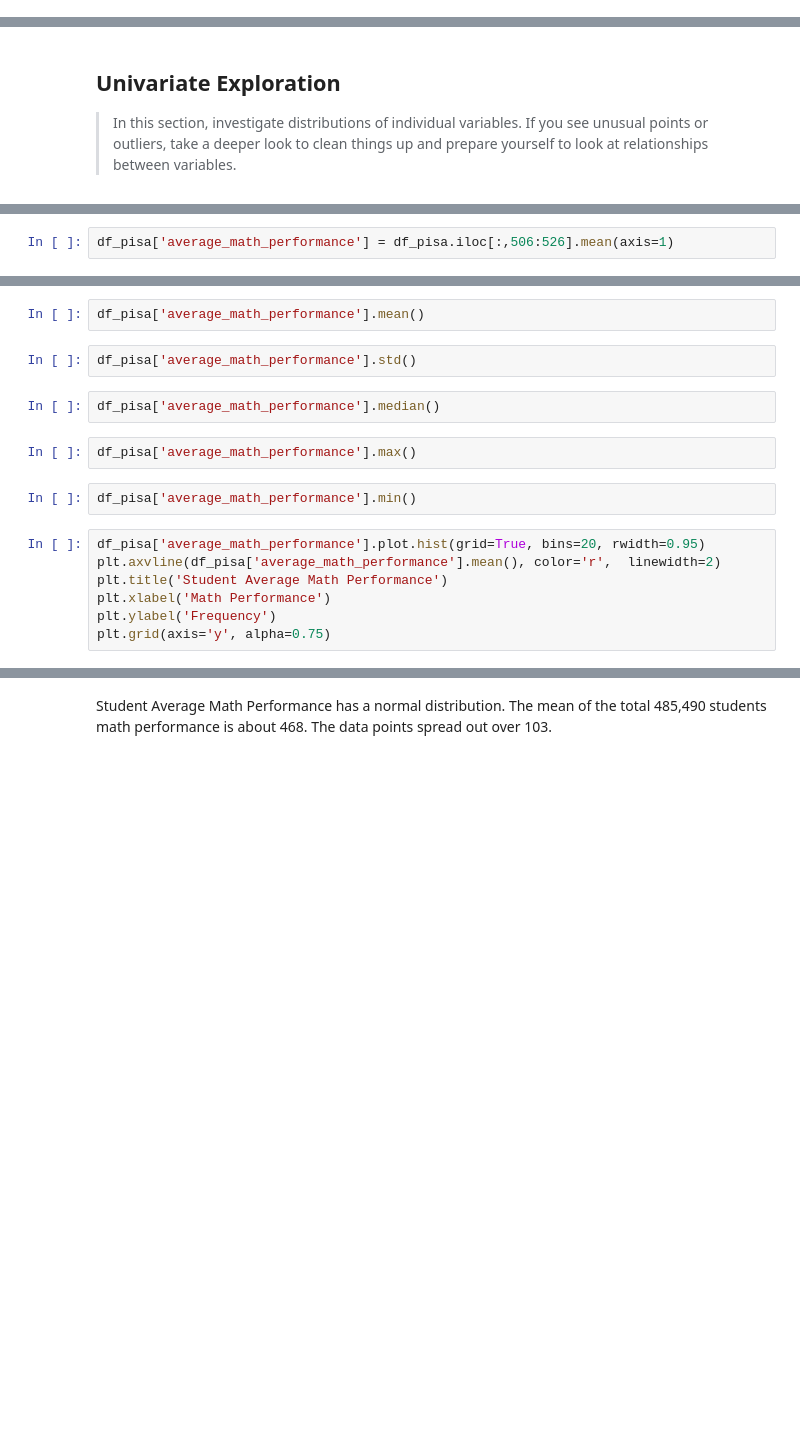
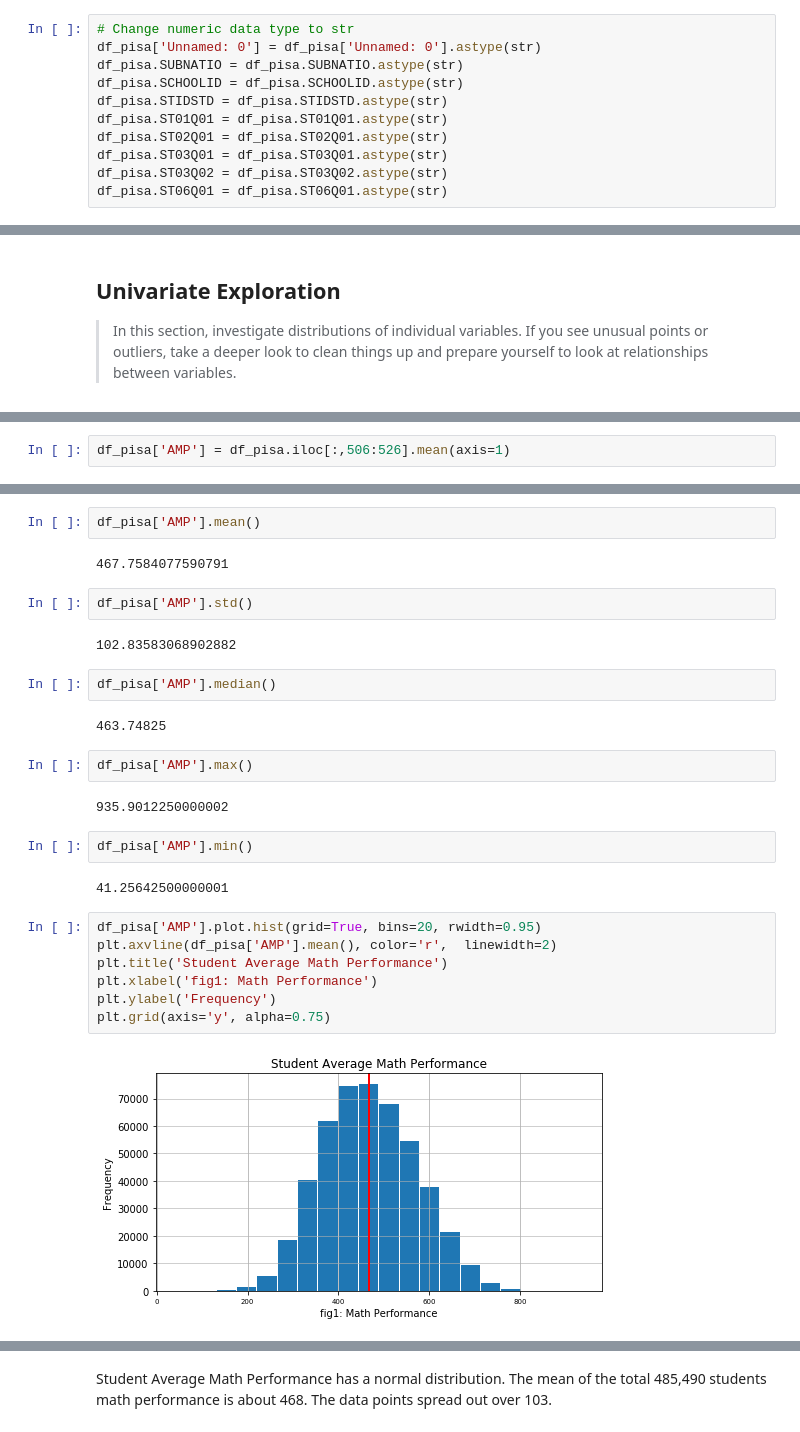
Before and after one commit to EllenZhangYarong/DataScience, a Jupyter notebook: DAND/CapstoneProjects/Project4_PISA/exploration_PISA.ipynb, the cells around one changed output, grey strips where cells are left out. Saved outputs shown, nothing was run; the diff lists cells and outputs as text; blank space fills up the shorter version.

```diff
--- a/DAND/CapstoneProjects/Project4_PISA/exploration_PISA.ipynb
+++ b/DAND/CapstoneProjects/Project4_PISA/exploration_PISA.ipynb
@@ -65,0 +113,11 @@ list(df_pisa.iloc[0])
+# %%
+# Change numeric data type to str
+df_pisa['Unnamed: 0'] = df_pisa['Unnamed: 0'].astype(str)
+df_pisa.SUBNATIO = df_pisa.SUBNATIO.astype(str)
+df_pisa.SCHOOLID = df_pisa.SCHOOLID.astype(str)
+df_pisa.STIDSTD = df_pisa.STIDSTD.astype(str)
+df_pisa.ST01Q01 = df_pisa.ST01Q01.astype(str)
+df_pisa.ST02Q01 = df_pisa.ST02Q01.astype(str)
+df_pisa.ST03Q01 = df_pisa.ST03Q01.astype(str)
+df_pisa.ST03Q02 = df_pisa.ST03Q02.astype(str)
+df_pisa.ST06Q01 = df_pisa.ST06Q01.astype(str)
@@ -118,3 +231,3 @@ I'll start by looking at the distribution of the main variable of interest: ***S
 # %%
-df_pisa['average_math_performance'] = df_pisa.iloc[:,506:526].mean(axis=1)
+df_pisa['AMP'] = df_pisa.iloc[:,506:526].mean(axis=1)
 # %%
@@ -122,18 +247,30 @@ df_pisa['average_math_performance'].sample(10)
 # %%
-df_pisa['average_math_performance'].mean()
+df_pisa['AMP'].mean()
+# %% [output]
+467.7584077590791
 # %%
-df_pisa['average_math_performance'].std()
+df_pisa['AMP'].std()
+# %% [output]
+102.83583068902882
 # %%
-df_pisa['average_math_performance'].median()
+df_pisa['AMP'].median()
+# %% [output]
+463.74825
 # %%
-df_pisa['average_math_performance'].max()
+df_pisa['AMP'].max()
+# %% [output]
+935.9012250000002
 # %%
-df_pisa['average_math_performance'].min()
+df_pisa['AMP'].min()
+# %% [output]
+41.25642500000001
 # %%
-df_pisa['average_math_performance'].plot.hist(grid=True, bins=20, rwidth=0.95)
-plt.axvline(df_pisa['average_math_performance'].mean(), color='r',  linewidth=2)
+df_pisa['AMP'].plot.hist(grid=True, bins=20, rwidth=0.95)
+plt.axvline(df_pisa['AMP'].mean(), color='r',  linewidth=2)
 plt.title('Student Average Math Performance')
-plt.xlabel('Math Performance')
+plt.xlabel('fig1: Math Performance')
 plt.ylabel('Frequency')
 plt.grid(axis='y', alpha=0.75)
+# %% [output]
+[figure, added]
 # %%
```
Also changed, not shown: parts of 59 cells of this notebook, 8 other files.
